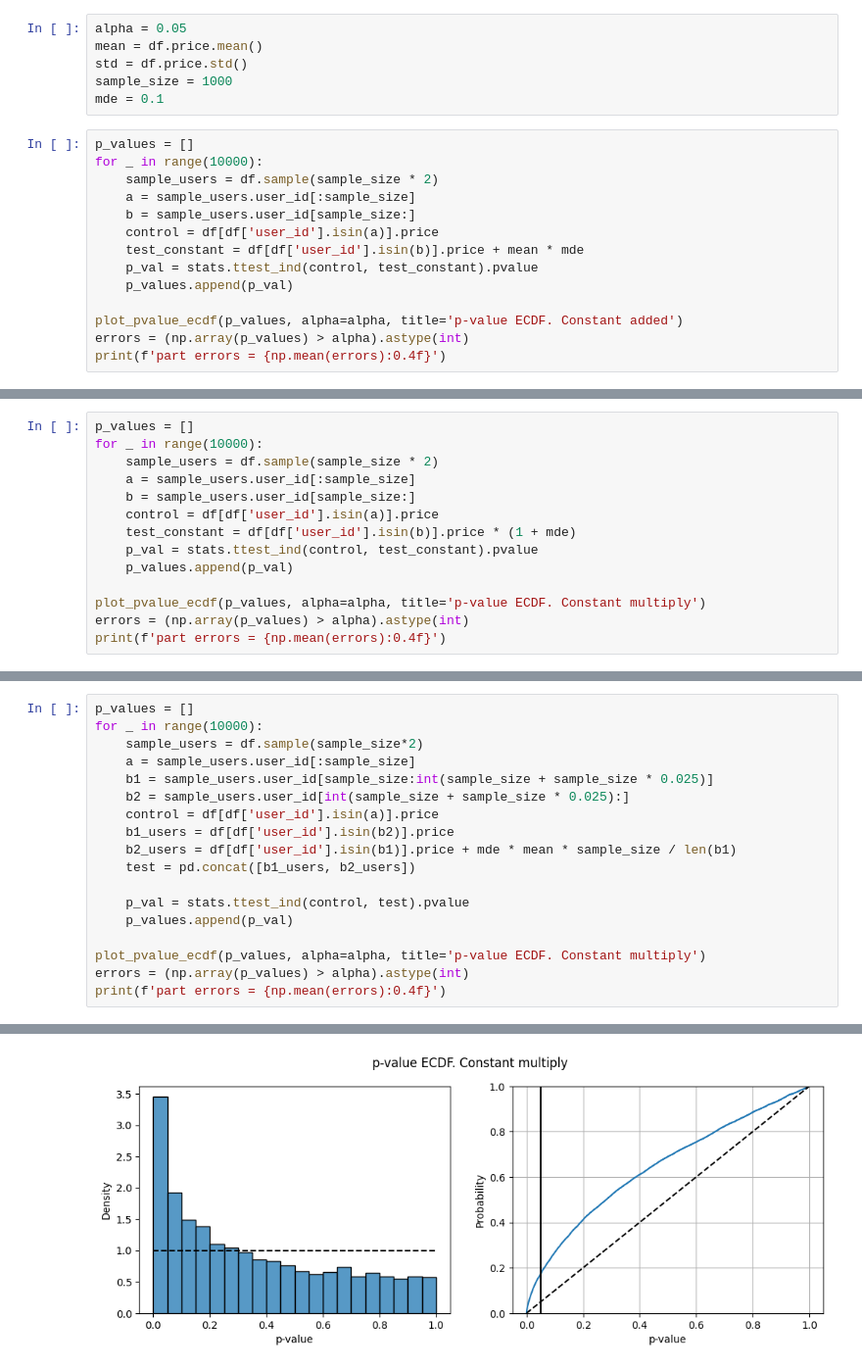
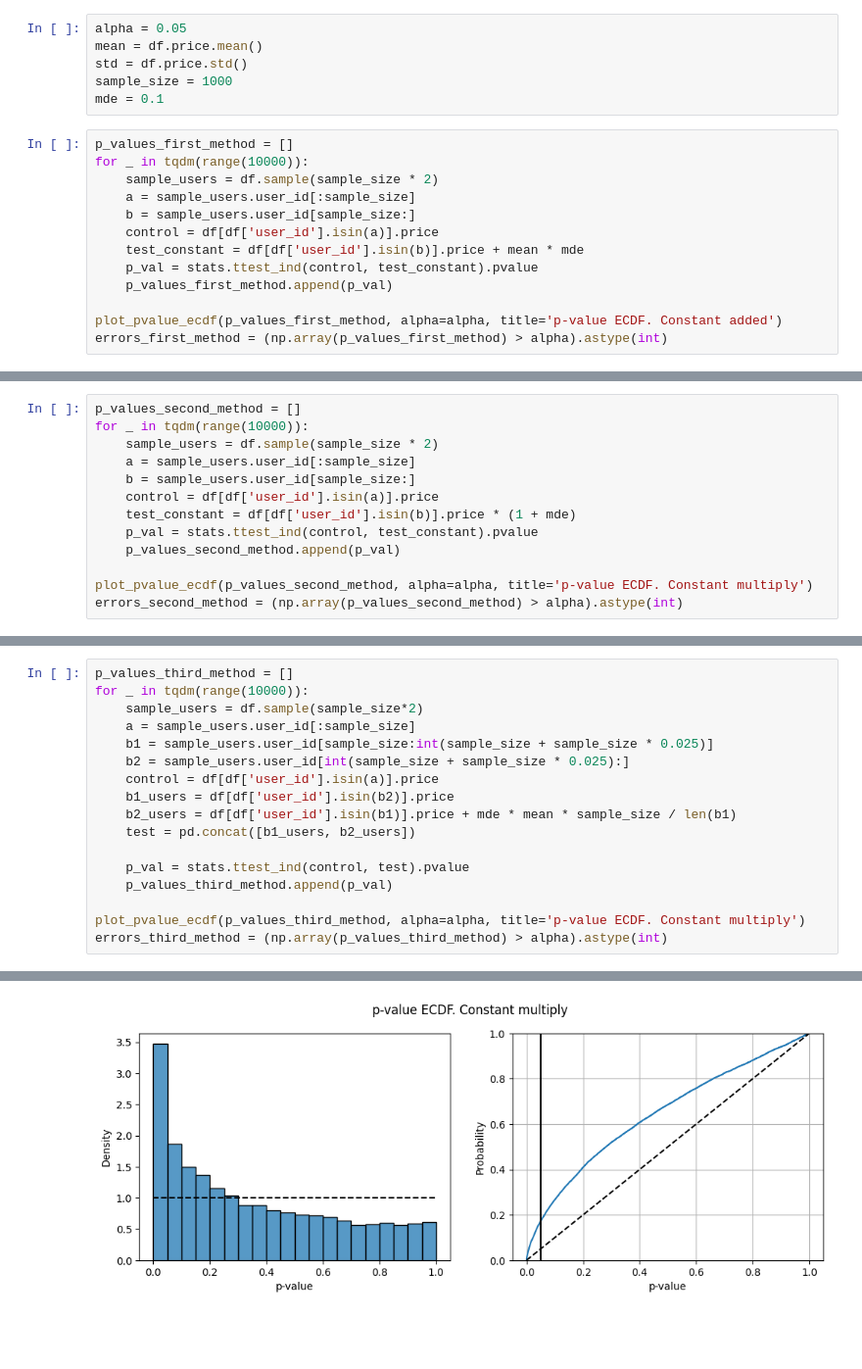
Before and after one commit to akotomin/AB_tests, a Jupyter notebook: A:B_simulator/Seminar_4.ipynb, the cells around one changed output, grey strips where cells are left out. Shown: that part at 98% size. Saved outputs shown, nothing was run; the diff lists cells and outputs as text; blank space fills up the shorter version.

```diff
--- a/A:B_simulator/Seminar_4.ipynb
+++ b/A:B_simulator/Seminar_4.ipynb
@@ -59,17 +60,16 @@ std = df.price.std()
 sample_size = 1000
 mde = 0.1
 # %%
-p_values = []
-for _ in range(10000):
+p_values_first_method = []
+for _ in tqdm(range(10000)):
     sample_users = df.sample(sample_size * 2)
     a = sample_users.user_id[:sample_size]
     b = sample_users.user_id[sample_size:]
     control = df[df['user_id'].isin(a)].price
     test_constant = df[df['user_id'].isin(b)].price + mean * mde
     p_val = stats.ttest_ind(control, test_constant).pvalue
-    p_values.append(p_val)
+    p_values_first_method.append(p_val)
 
-plot_pvalue_ecdf(p_values, alpha=alpha, title='p-value ECDF. Constant added')
-errors = (np.array(p_values) > alpha).astype(int)
-print(f'part errors = {np.mean(errors):0.4f}')
+plot_pvalue_ecdf(p_values_first_method, alpha=alpha, title='p-value ECDF. Constant added')
+errors_first_method = (np.array(p_values_first_method) > alpha).astype(int)
 # %% [output]
@@ -78,15 +77,14 @@ part errors = 0.8168
 # %%
-p_values = []
-for _ in range(10000):
+p_values_second_method = []
+for _ in tqdm(range(10000)):
     sample_users = df.sample(sample_size * 2)
     a = sample_users.user_id[:sample_size]
     b = sample_users.user_id[sample_size:]
     control = df[df['user_id'].isin(a)].price
     test_constant = df[df['user_id'].isin(b)].price * (1 + mde)
     p_val = stats.ttest_ind(control, test_constant).pvalue
-    p_values.append(p_val)
+    p_values_second_method.append(p_val)
 
-plot_pvalue_ecdf(p_values, alpha=alpha, title='p-value ECDF. Constant multiply')
-errors = (np.array(p_values) > alpha).astype(int)
-print(f'part errors = {np.mean(errors):0.4f}')
+plot_pvalue_ecdf(p_values_second_method, alpha=alpha, title='p-value ECDF. Constant multiply')
+errors_second_method = (np.array(p_values_second_method) > alpha).astype(int)
 # %% [output]
@@ -95,6 +92,6 @@ part errors = 0.8306
 # %%
-p_values = []
-for _ in range(10000):
+p_values_third_method = []
+for _ in tqdm(range(10000)):
     sample_users = df.sample(sample_size*2)
     a = sample_users.user_id[:sample_size]
     b1 = sample_users.user_id[sample_size:int(sample_size + sample_size * 0.025)]
@@ -105,9 +102,8 @@ for _ in range(10000):
     test = pd.concat([b1_users, b2_users])
 
     p_val = stats.ttest_ind(control, test).pvalue
-    p_values.append(p_val)
+    p_values_third_method.append(p_val)
 
-plot_pvalue_ecdf(p_values, alpha=alpha, title='p-value ECDF. Constant multiply')
-errors = (np.array(p_values) > alpha).astype(int)
-print(f'part errors = {np.mean(errors):0.4f}')
+plot_pvalue_ecdf(p_values_third_method, alpha=alpha, title='p-value ECDF. Constant multiply')
+errors_third_method = (np.array(p_values_third_method) > alpha).astype(int)
 # %% [output]
@@ -115 +110 @@ part errors = 0.8275
-[figure, old version]
+[figure, new version]
```
Also changed, not shown: parts of 5 cells of this notebook.
